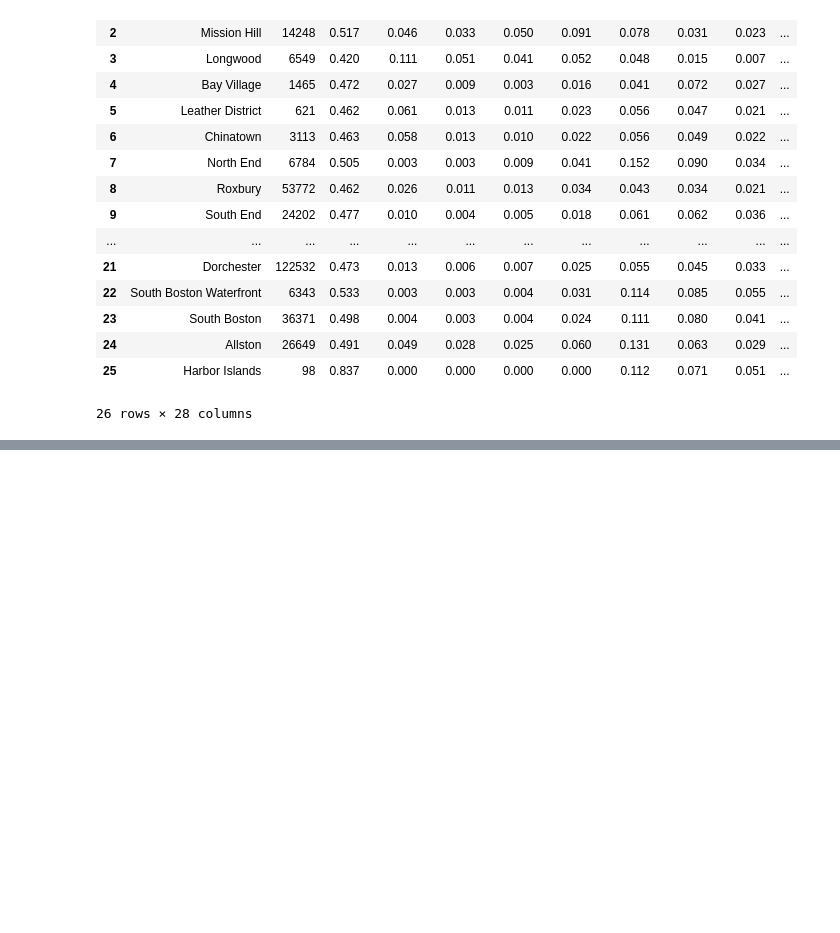
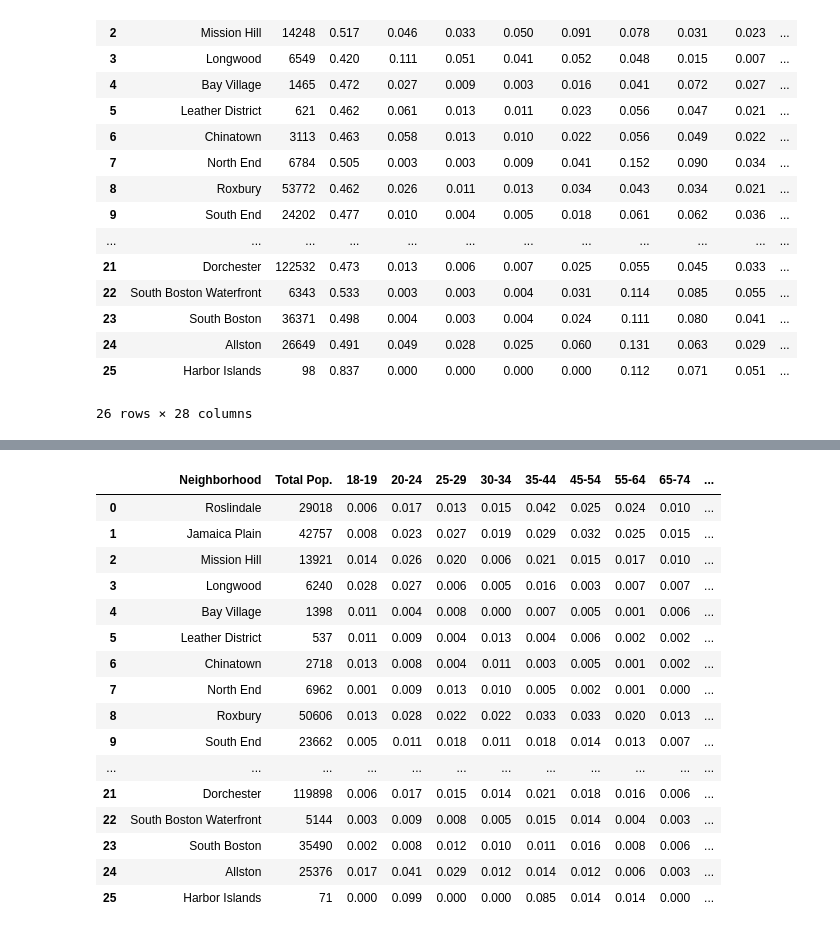
Before and after one commit to yagevlevi/BaystateBanner_Spark, a Jupyter notebook: Voting Patterns/Census_Data_Age_Pull.ipynb, the cells around one changed output, grey strips where cells are left out. Drawn from its saved outputs; the diff is of its cells as text; code cells hidden in the pictures; blank space fills up the shorter version.

```diff
--- a/Voting Patterns/Census_Data_Age_Pull.ipynb
+++ b/Voting Patterns/Census_Data_Age_Pull.ipynb
@@ -360,0 +360,21 @@ neigh_age_11_15.to_csv('Boston_Neighborhood_Estimated_ASIAN_Age_Distribution_ACS
+# %%
+total = pd.read_csv('Boston_Neighborhood_Estimated_Age_Distribution_ACS_2011-2015.csv')
+#races = ['WHITE', 'AFRICAN_AMERICAN', 'NATIVE_AMERICAN', 'ASIAN']
+
+new = pd.DataFrame(columns = ['Neighborhood', 'Total Pop.', '18-19', '20-24', '25-29', '30-34',
+                              '35-44', '45-54', '55-64', '65-74', '75-84'])
+title = 'Boston_Neighborhood_Estimated_HISPANIC_Age_Distribution_ACS_2011-2015.csv'
+temp = pd.read_csv(title)
+new['Total Pop.'] = total['Total']
+new['Neighborhood'] = temp['NEIGHBORHOOD']
+cols = temp.columns
+cols = cols[4:13]
+for i in range(len(cols)):
+    fem = 'F ' + cols[i][2:]
+    sum_column = temp[cols[i]] + temp[fem]
+    new[cols[i][2:]] = sum_column
+
+cols = list(new.columns)[2:]
+for c in cols:
+    for i in range(len(new)):
+        new.loc[i, c] = round(new.loc[i, c]/new.loc[i, 'Total Pop.'], 3)
@@ -360,0 +383,20 @@ neigh_age_11_15.to_csv('Boston_Neighborhood_Estimated_ASIAN_Age_Distribution_ACS
+# %%
+new
+# %% [output]
+|  | Neighborhood | Total Pop. | 18-19 | 20-24 | 25-29 | 30-34 | 35-44 | 45-54 | 55-64 | 65-74 | ... |
+| 0 | Roslindale | 29018 | 0.006 | 0.017 | 0.013 | 0.015 | 0.042 | 0.025 | 0.024 | 0.010 | ... |
+| 1 | Jamaica Plain | 42757 | 0.008 | 0.023 | 0.027 | 0.019 | 0.029 | 0.032 | 0.025 | 0.015 | ... |
+| 2 | Mission Hill | 13921 | 0.014 | 0.026 | 0.020 | 0.006 | 0.021 | 0.015 | 0.017 | 0.010 | ... |
+| 3 | Longwood | 6240 | 0.028 | 0.027 | 0.006 | 0.005 | 0.016 | 0.003 | 0.007 | 0.007 | ... |
+| 4 | Bay Village | 1398 | 0.011 | 0.004 | 0.008 | 0.000 | 0.007 | 0.005 | 0.001 | 0.006 | ... |
+| 5 | Leather District | 537 | 0.011 | 0.009 | 0.004 | 0.013 | 0.004 | 0.006 | 0.002 | 0.002 | ... |
+| 6 | Chinatown | 2718 | 0.013 | 0.008 | 0.004 | 0.011 | 0.003 | 0.005 | 0.001 | 0.002 | ... |
+| 7 | North End | 6962 | 0.001 | 0.009 | 0.013 | 0.010 | 0.005 | 0.002 | 0.001 | 0.000 | ... |
+| 8 | Roxbury | 50606 | 0.013 | 0.028 | 0.022 | 0.022 | 0.033 | 0.033 | 0.020 | 0.013 | ... |
+| 9 | South End | 23662 | 0.005 | 0.011 | 0.018 | 0.011 | 0.018 | 0.014 | 0.013 | 0.007 | ... |
+| ... | ... | ... | ... | ... | ... | ... | ... | ... | ... | ... | ... |
+| 21 | Dorchester | 119898 | 0.006 | 0.017 | 0.015 | 0.014 | 0.021 | 0.018 | 0.016 | 0.006 | ... |
+| 22 | South Boston Waterfront | 5144 | 0.003 | 0.009 | 0.008 | 0.005 | 0.015 | 0.014 | 0.004 | 0.003 | ... |
+| 23 | South Boston | 35490 | 0.002 | 0.008 | 0.012 | 0.010 | 0.011 | 0.016 | 0.008 | 0.006 | ... |
+| 24 | Allston | 25376 | 0.017 | 0.041 | 0.029 | 0.012 | 0.014 | 0.012 | 0.006 | 0.003 | ... |
+| 25 | Harbor Islands | 71 | 0.000 | 0.099 | 0.000 | 0.000 | 0.085 | 0.014 | 0.014 | 0.000 | ... |
```
Also changed, not shown: parts of 6 cells of this notebook, 24 other files.
